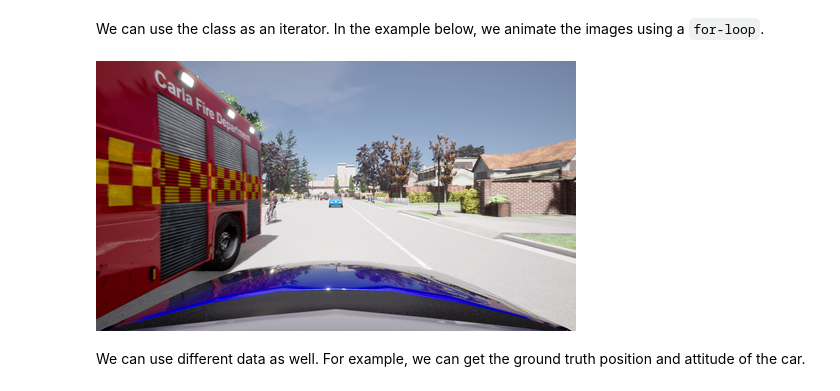
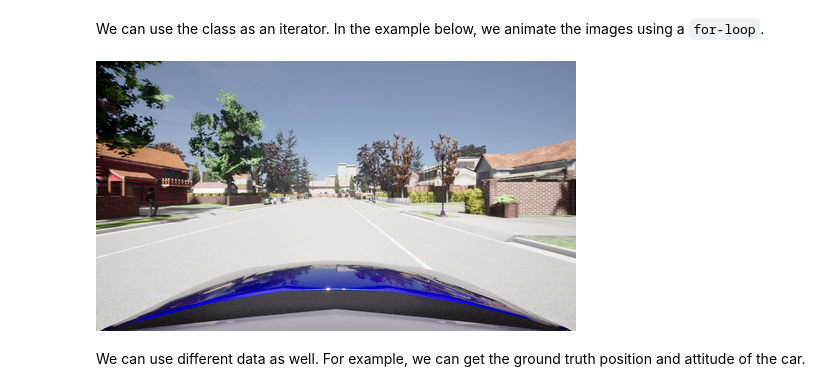
Before and after one commit to paaraujo/advercity-toolkit, a Jupyter notebook: test.ipynb, the cells around one changed output. Drawn from its saved outputs; the diff is of its cells as text; code cells hidden in the pictures.

```diff
--- a/test.ipynb
+++ b/test.ipynb
@@ -13,7 +13,7 @@ plt.rcParams['figure.dpi'] = 150
 # %% [markdown]
 Define the path to the desired scenario.
 # %%
-root = r'/home/paulo/Documents/advercity/ui_cd_d'
+root = r'/home/paulo/Documents/advercity/ui_cd_s'
 # %% [markdown]
 Create an instance of the AdverCityDataset class.
 # %%
@@ -21,22 +21,22 @@ dataset = AdverCityDataset(root=root, car=0, cam=0)
 # %% [markdown]
 We can use the class as an iterator. In the example below, we animate the images using a `for-loop`.
 # %%
-for cam_ref, cam_intrinsics, cam_image in dataset:
+for (cam_ref, cam_intrinsics, cam_extrinsics, cam_image) in dataset:
     # Define the scaling factor
     scale_factor = 0.25
 
     # Calculate the new size
     new_size = (int(cam_image.width * scale_factor), int(cam_image.height * scale_factor))
 
     # Resize the image
     scaled_image = cam_image.resize(new_size, Image.ANTIALIAS)
 
     # Display image
     display(scaled_image)
     time.sleep(0.01)
     clear_output(wait=True)
 # %% [output]
-[figure, old version]
+[figure, new version]
 # %% [markdown]
 We can use different data as well. For example, we can get the ground truth position and attitude of the car.
 # %%
```
Also changed, not shown: parts of 4 cells of this notebook, 2 other files.
